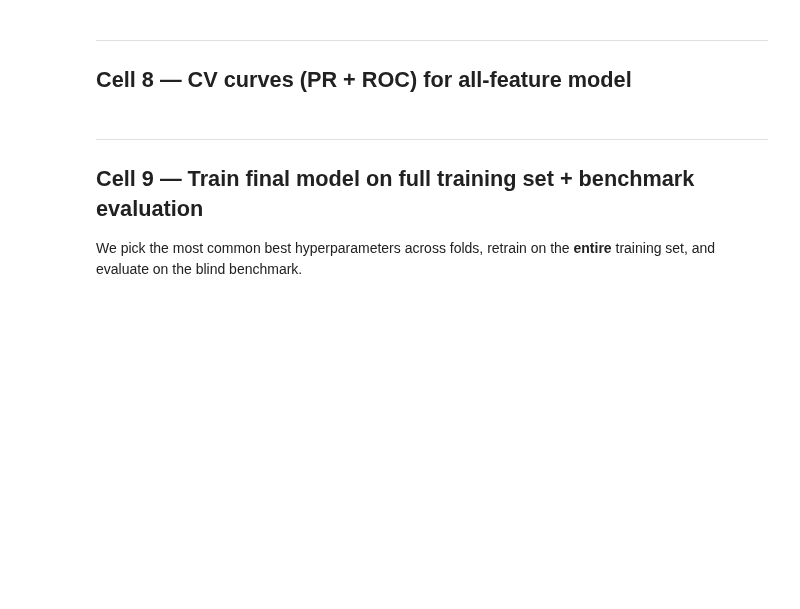
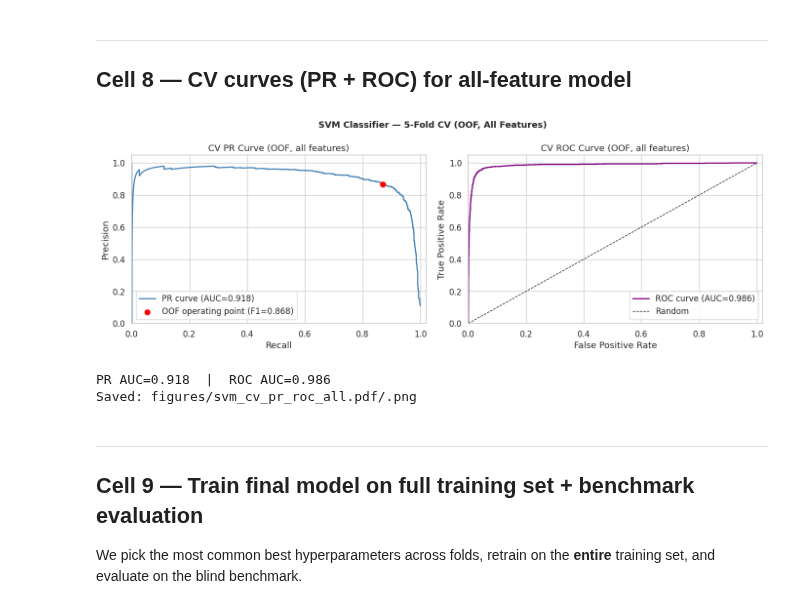
Before and after one commit to MahanBalooei/eukaryotic-signal-peptide-prediction, a Jupyter notebook: 5- SVM-SPSelection/step5_svm.ipynb, the cells around one changed output. Saved outputs shown, nothing was run; the diff lists cells and outputs as text; code cells hidden in the pictures; blank space fills up the shorter version.

```diff
--- a/5- SVM-SPSelection/step5_svm.ipynb
+++ b/5- SVM-SPSelection/step5_svm.ipynb
@@ -382,36 +559,47 @@ for k, v in cv_metrics_sel.items():
 # %%
 fig, axes = plt.subplots(1, 2, figsize=(14, 5))
 
-# PR curve
+# PR curve (OOF, all features)
 prec, rec, _ = precision_recall_curve(labels_all, scores_all)
 pr_auc = auc(rec, prec)
 ax = axes[0]
 ax.plot(rec, prec, color='steelblue', linewidth=1.8, label=f'PR curve (AUC={pr_auc:.3f})')
 ax.scatter([cv_metrics_all['Recall']], [cv_metrics_all['Precision']],
            color='red', s=60, zorder=5,
-           label=f'Operating point (F1={cv_metrics_all["F1"]:.3f})')
-ax.set_xlabel('Recall'); ax.set_ylabel('Precision')
-ax.set_title('CV PR Curve (all features)')
-ax.legend(); ax.set_xlim(0, 1.02); ax.set_ylim(0, 1.05)
+           label=f'OOF operating point (F1={cv_metrics_all["F1"]:.3f})')
+ax.set_xlabel('Recall')
+ax.set_ylabel('Precision')
+ax.set_title('CV PR Curve (OOF, all features)')
+ax.legend()
+ax.set_xlim(0, 1.02)
+ax.set_ylim(0, 1.05)
 
-# ROC curve
+# ROC curve (OOF, all features)
 fpr, tpr, _ = roc_curve(labels_all, scores_all)
 roc_auc = auc(fpr, tpr)
 ax2 = axes[1]
 ax2.plot(fpr, tpr, color='purple', linewidth=1.8, label=f'ROC curve (AUC={roc_auc:.3f})')
-ax2.plot([0,1],[0,1],'k--', linewidth=1, label='Random')
-ax2.set_xlabel('False Positive Rate'); ax2.set_ylabel('True Positive Rate')
-ax2.set_title('CV ROC Curve (all features)')
-ax2.legend(); ax2.set_xlim(0, 1.02); ax2.set_ylim(0, 1.05)
+ax2.plot([0, 1], [0, 1], 'k--', linewidth=1, label='Random')
+ax2.set_xlabel('False Positive Rate')
+ax2.set_ylabel('True Positive Rate')
+ax2.set_title('CV ROC Curve (OOF, all features)')
+ax2.legend()
+ax2.set_xlim(0, 1.02)
+ax2.set_ylim(0, 1.05)
 
-plt.suptitle('SVM Classifier — 5-Fold Cross-Validation (All Features)',
+plt.suptitle('SVM Classifier — 5-Fold CV (OOF, All Features)',
              fontsize=13, fontweight='bold')
 plt.tight_layout()
 plt.savefig('figures/svm_cv_pr_roc_all.pdf', bbox_inches='tight')
 plt.savefig('figures/svm_cv_pr_roc_all.png', dpi=150, bbox_inches='tight')
 plt.show()
+
 print(f'PR AUC={pr_auc:.3f}  |  ROC AUC={roc_auc:.3f}')
 print('Saved: figures/svm_cv_pr_roc_all.pdf/.png')
+# %% [output]
+[figure, added]
+PR AUC=0.918  |  ROC AUC=0.986
+Saved: figures/svm_cv_pr_roc_all.pdf/.png
 # %% [markdown]
 ---
 ## Cell 9 — Train final model on full training set + benchmark evaluation
```
Also changed, not shown: parts of 12 cells of this notebook, 14 other files.
